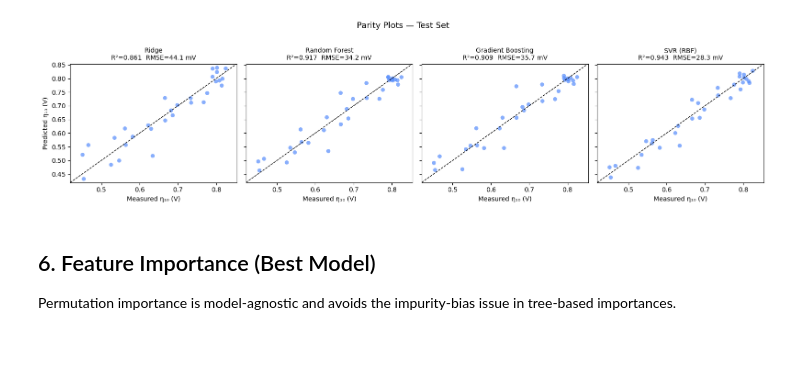
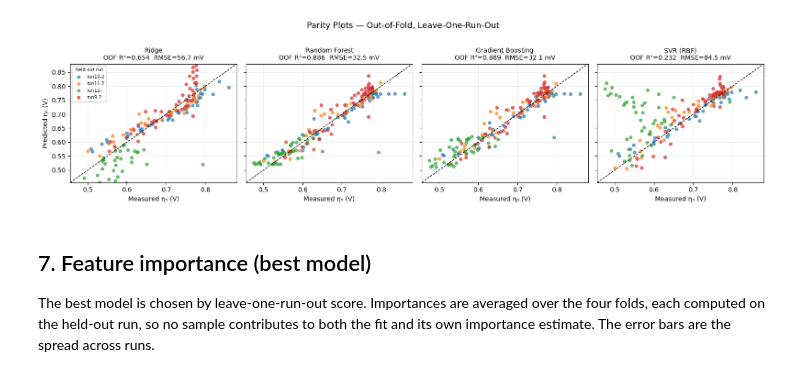
Before and after one commit to jdmazz/OER-ML-paper, a Jupyter notebook: eta_prediction.ipynb, the cells around one changed output. Drawn from its saved outputs; the diff is of its cells as text; code cells hidden in the pictures; blank space fills up the shorter version.

```diff
--- a/eta_prediction.ipynb
+++ b/eta_prediction.ipynb
@@ -101,0 +280,11 @@ Train: 120  |  Test: 31
+# %%
+X = df[FEATURES].values
+y = df[TARGET].values
+groups = df['run'].values
+run_names = sorted(set(groups))
+
+logo = GroupKFold(n_splits=len(run_names))
+kf = KFold(n_splits=5, shuffle=True, random_state=SEED)
+
+print(f'Samples: {len(X)}   runs: {run_names}')
+print('per-run sample counts:', df['run'].value_counts().to_dict())
@@ -181,27 +412,41 @@ res_df.round(4)
 # %%
 fig, axes = plt.subplots(1, 4, figsize=(16, 4), sharey=True, sharex=True)
 lims = [y.min() - 0.02, y.max() + 0.02]
+run_colors = dict(zip(run_names, ['#1f77b4', '#ff7f0e', '#2ca02c', '#d62728']))
 
 for ax, (name, r) in zip(axes, results.items()):
-    ax.scatter(y_test, r['y_pred'], alpha=0.7, s=40, edgecolors='none')
+    for run in run_names:
+        m = groups == run
+        ax.scatter(
+            y[m], r['oof'][m], alpha=0.7, s=32, edgecolors='none',
+            color=run_colors[run], label=run,
+        )
     ax.plot(lims, lims, 'k--', lw=1)
     ax.set_xlim(lims)
     ax.set_ylim(lims)
     ax.set_title(
-        f"{name}\nR²={r['test_r2']:.3f}  RMSE={r['test_rmse']*1000:.1f} mV",
+        f"{name}\nOOF R²={r['oof_r2']:.3f}  "
+        f"RMSE={r['oof_rmse'] * 1000:.1f} mV",
         fontsize=10,
     )
-    ax.set_xlabel('Measured η₁₀ (V)', fontsize=10)
+    ax.set_xlabel(f'Measured {TARGET_LABEL}', fontsize=10)
+    ax.grid(alpha=0.3)
 
-axes[0].set_ylabel('Predicted η₁₀ (V)', fontsize=10)
-fig.suptitle('Parity Plots — Test Set', fontsize=13, y=1.02)
+axes[0].set_ylabel(f'Predicted {TARGET_LABEL}', fontsize=10)
+axes[0].legend(fontsize=7, title='held-out run', title_fontsize=7)
+fig.suptitle(
+    'Parity Plots — Out-of-Fold, Leave-One-Run-Out', fontsize=13, y=1.02
+)
 plt.tight_layout()
 plt.savefig('images/parity_plots.png', dpi=150, bbox_inches='tight')
 plt.show()
 # %% [output]
-[figure, old version]
+[figure, new version]
-# %% [markdown]
-## 6. Feature Importance (Best Model)
-
-Permutation importance is model-agnostic and avoids the impurity-bias issue in tree-based importances.
+# %% [markdown]
+## 7. Feature importance (best model)
+
+The best model is chosen by leave-one-run-out score. Importances are averaged over
+the four folds, each computed on the held-out run, so no sample
+contributes to both the fit and its own importance estimate. The error
+bars are the spread across runs.
 # %%
```
Also changed, not shown: parts of 21 cells of this notebook, 11 other files.
